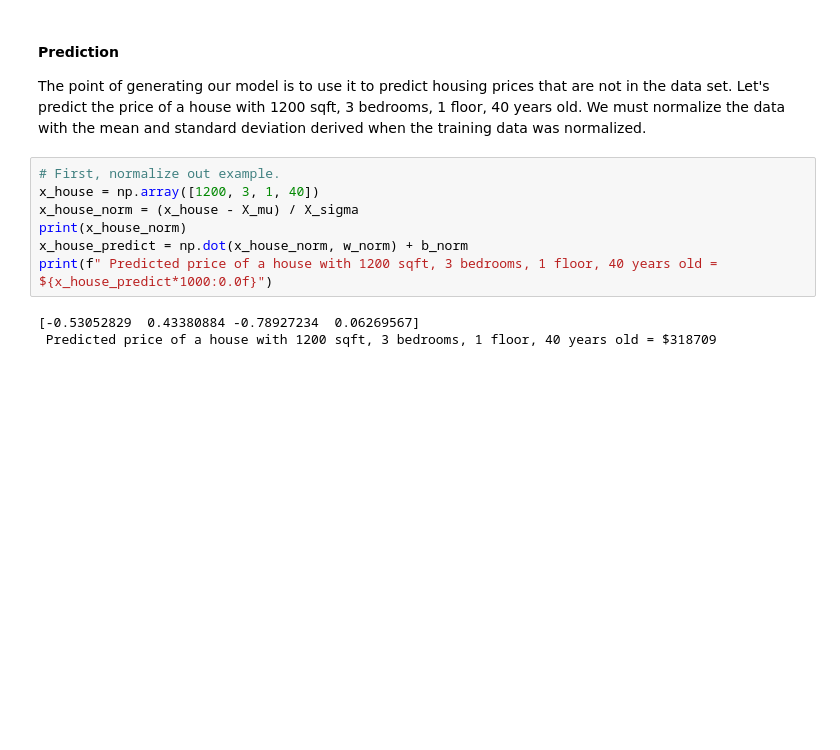
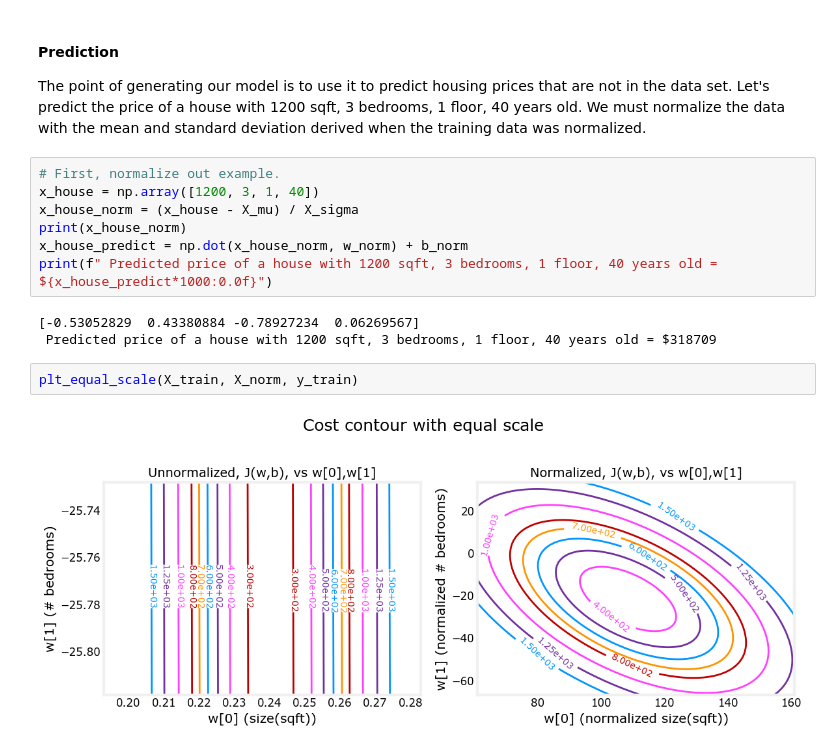
Before and after one commit to aaditya29/Machine-Learning-Tutorial, a Jupyter notebook: 1. Machine Learning Specialisation/1.1 Supervised Machine Learning: Regression and Classification/Week 2/Jupyter Labs/Lab 3/Lab3.ipynb, the cells around one changed output. Drawn from its saved outputs; the diff is of its cells as text; blank space fills up the shorter version.

```diff
--- a/1. Machine Learning Specialisation/1.1 Supervised Machine Learning: Regression and Classification/Week 2/Jupyter Labs/Lab 3/Lab3.ipynb
+++ b/1. Machine Learning Specialisation/1.1 Supervised Machine Learning: Regression and Classification/Week 2/Jupyter Labs/Lab 3/Lab3.ipynb
@@ -326,3 +326,7 @@ print(f" Predicted price of a house with 1200 sqft, 3 bedrooms, 1 floor, 40 year
 # %% [output]
 [-0.53052829  0.43380884 -0.78927234  0.06269567]
  Predicted price of a house with 1200 sqft, 3 bedrooms, 1 floor, 40 years old = $318709
+# %%
+plt_equal_scale(X_train, X_norm, y_train)
+# %% [output]
+[figure, added]
```
